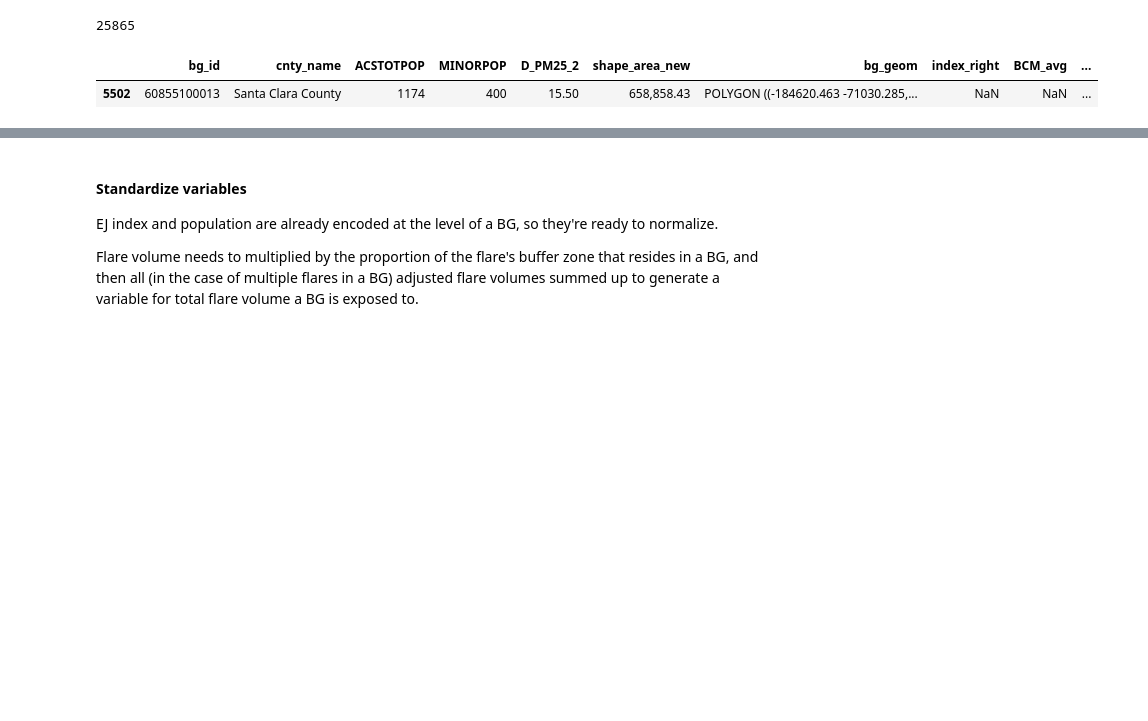
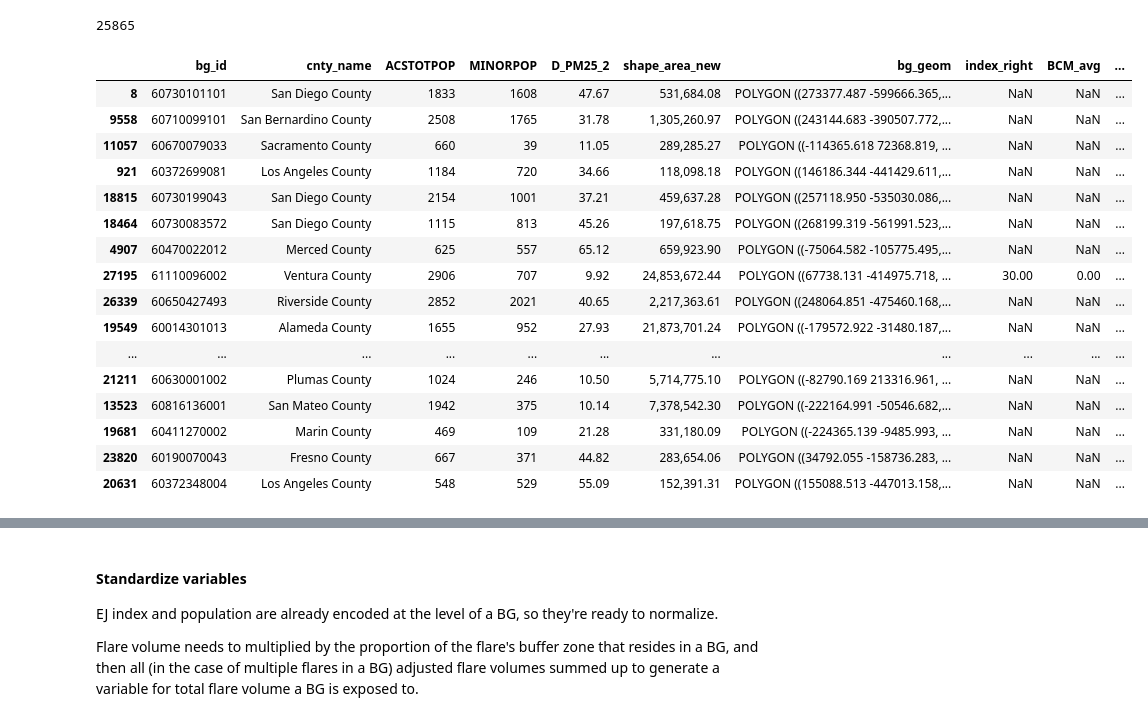
Before and after one commit to natebendermontana/capstone_rmi, a Jupyter notebook: bg_flare_impact.ipynb, the cells around one changed output, grey strips where cells are left out. Cells and saved outputs as stored; diff of their text form; code cells hidden in the pictures; blank space fills up the shorter version.

```diff
--- a/bg_flare_impact.ipynb
+++ b/bg_flare_impact.ipynb
@@ -257,30 +242,54 @@ len(intersect_all)
 # %% [output]
 25865
-# %%
-intersect_all.sample(1)
-# %% [output]
-|  | bg_id | cnty_name | ACSTOTPOP | MINORPOP | D_PM25_2 | shape_area_new | bg_geom | index_right | BCM_avg | ... |
-| 5502 | 60855100013 | Santa Clara County | 1174 | 400 | 15.50 | 658,858.43 | POLYGON ((-184620.463 -71030.285,... | NaN | NaN | ... |
 # %%
-temp = flares_df.unary_union
-all_buffers = gp.GeoDataFrame({'geometry': [temp]}, crs=flares_df.crs)  # convert back to geodf for processing
-intersect_all = intersect_all.set_crs(meters_crs)
-intersect_all = intersect_all.set_geometry('bg_geom')
+# Now a similar analysis but this time we want to know the BG-buffer intersection proportion relative to
+# the total area of the block group, in order to use that proportion to assign counts of BG demographic
+# variables to the intersection area.
 
-intersect_temp = gp.overlay(intersect_all, all_buffers, how='intersection')  # could look at keep_geom=False
-intersect_temp.rename(columns={'geometry':'bg_int_geom'}, inplace=True)  # old:new. Match col names for merging
-intersect_temp = intersect_temp.set_geometry('bg_int_geom')  # set to the buffers rather than the points
+# Combine all flares into a single multipolygon unit
+temp = bg_flaresdf.unary_union
+all_buffers = gp.GeoDataFrame({'geometry': [temp]}, crs=bg_flaresdf.crs)  # convert back to geodf for processing
 
-# Create new 'area' column for the areas of the intersections
-intersect_temp['bg_int_area'] = intersect_temp.area
+# Make sure our geom column is set correctly to "bg_geom" rather than the flare buffer
+if bg_intersect.geometry.name == "bg_geom":
+    int_temp = gp.overlay(bg_intersect, all_buffers, how='intersection')
+    int_temp.rename(columns={'geometry':'bg_int_geom'}, inplace=True)  # old:new. For clarity
+    # Set geometry to the intersections
+    int_temp = int_temp.set_geometry('bg_int_geom')
 
+    # Create new 'area' column for the areas of the intersections
+    int_temp['bg_int_area'] = int_temp.area
 
-# Calculate the proportion of each block group within the buffer zone
-intersect_temp['bg_int_prop'] = intersect_temp['bg_int_area'] / intersect_temp['shape_area_new']
+    # Calculate the proportion of each block group intersection relative to total block broup area
+    int_temp['bg_int_prop'] = int_temp['bg_int_area'] / int_temp['shape_area_new']
 
-intersect_all = pd.merge(intersect_all,
-                             intersect_temp[['bg_id','bg_int_prop','bg_int_geom']],
-                             on=['bg_id'],
-                             how='left').fillna({'bg_int_prop': 0})
+    # Merge the new area and props variables
+    bg_intersect = pd.merge(bg_intersect,
+                                 int_temp[['bg_id','bg_int_prop','bg_int_geom']],
+                                 on=['bg_id'],
+                                 how='left').fillna({'bg_int_prop': 0})
+
+else:
+    print("Error: Geometry column is not named 'bg_geom'")
+# %%
+bg_intersect.sample(50)
+# %% [output]
+|  | bg_id | cnty_name | ACSTOTPOP | MINORPOP | D_PM25_2 | shape_area_new | bg_geom | index_right | BCM_avg | ... |
+| 8 | 60730101101 | San Diego County | 1833 | 1608 | 47.67 | 531,684.08 | POLYGON ((273377.487 -599666.365,... | NaN | NaN | ... |
+| 9558 | 60710099101 | San Bernardino County | 2508 | 1765 | 31.78 | 1,305,260.97 | POLYGON ((243144.683 -390507.772,... | NaN | NaN | ... |
+| 11057 | 60670079033 | Sacramento County | 660 | 39 | 11.05 | 289,285.27 | POLYGON ((-114365.618 72368.819, ... | NaN | NaN | ... |
+| 921 | 60372699081 | Los Angeles County | 1184 | 720 | 34.66 | 118,098.18 | POLYGON ((146186.344 -441429.611,... | NaN | NaN | ... |
+| 18815 | 60730199043 | San Diego County | 2154 | 1001 | 37.21 | 459,637.28 | POLYGON ((257118.950 -535030.086,... | NaN | NaN | ... |
+| 18464 | 60730083572 | San Diego County | 1115 | 813 | 45.26 | 197,618.75 | POLYGON ((268199.319 -561991.523,... | NaN | NaN | ... |
+| 4907 | 60470022012 | Merced County | 625 | 557 | 65.12 | 659,923.90 | POLYGON ((-75064.582 -105775.495,... | NaN | NaN | ... |
+| 27195 | 61110096002 | Ventura County | 2906 | 707 | 9.92 | 24,853,672.44 | POLYGON ((67738.131 -414975.718, ... | 30.00 | 0.00 | ... |
+| 26339 | 60650427493 | Riverside County | 2852 | 2021 | 40.65 | 2,217,363.61 | POLYGON ((248064.851 -475460.168,... | NaN | NaN | ... |
+| 19549 | 60014301013 | Alameda County | 1655 | 952 | 27.93 | 21,873,701.24 | POLYGON ((-179572.922 -31480.187,... | NaN | NaN | ... |
+| ... | ... | ... | ... | ... | ... | ... | ... | ... | ... | ... |
+| 21211 | 60630001002 | Plumas County | 1024 | 246 | 10.50 | 5,714,775.10 | POLYGON ((-82790.169 213316.961, ... | NaN | NaN | ... |
+| 13523 | 60816136001 | San Mateo County | 1942 | 375 | 10.14 | 7,378,542.30 | POLYGON ((-222164.991 -50546.682,... | NaN | NaN | ... |
+| 19681 | 60411270002 | Marin County | 469 | 109 | 21.28 | 331,180.09 | POLYGON ((-224365.139 -9485.993, ... | NaN | NaN | ... |
+| 23820 | 60190070043 | Fresno County | 667 | 371 | 44.82 | 283,654.06 | POLYGON ((34792.055 -158736.283, ... | NaN | NaN | ... |
+| 20631 | 60372348004 | Los Angeles County | 548 | 529 | 55.09 | 152,391.31 | POLYGON ((155088.513 -447013.158,... | NaN | NaN | ... |
 # %%
 # Apply the proportion to each demographic variable to find counts by variable
```
Also changed, not shown: parts of 42 cells of this notebook.
